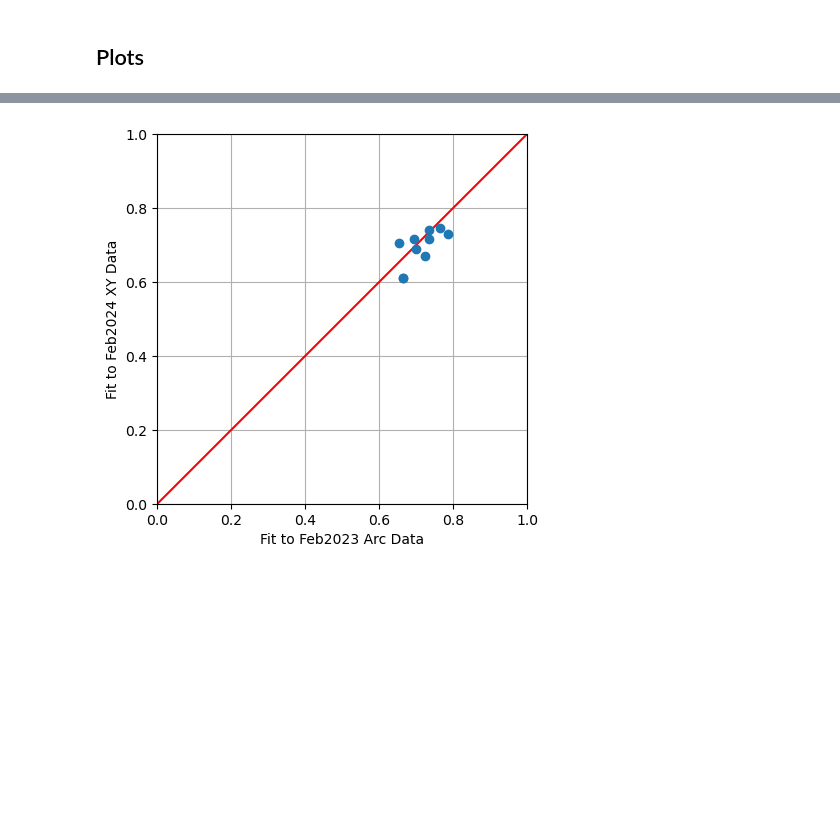
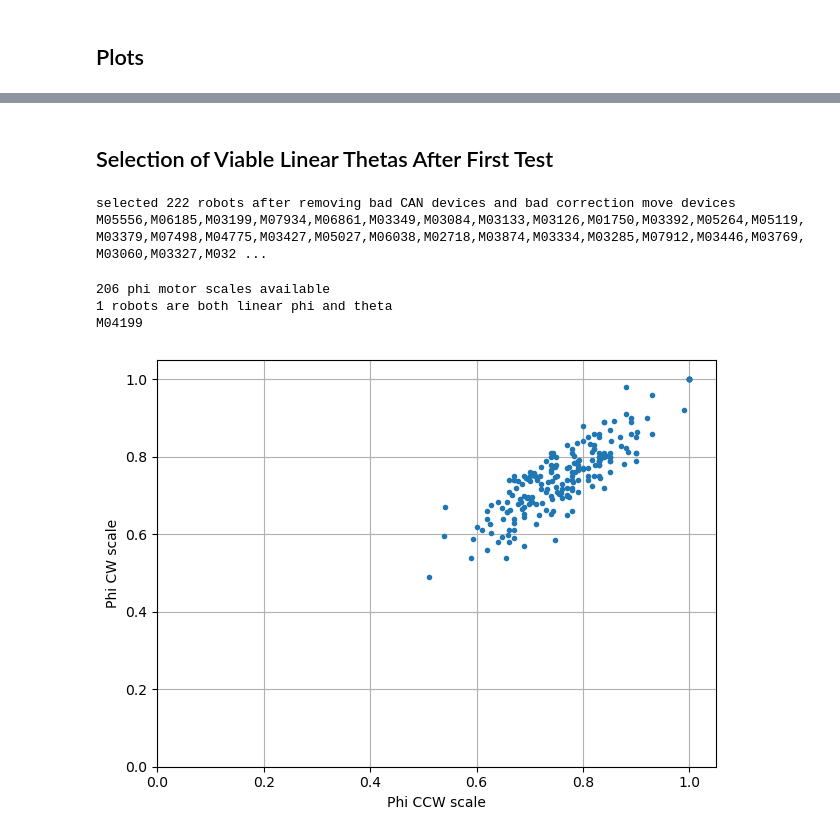
Before and after one commit to desihub/fpoffline, a Jupyter notebook: nb/LinThetaAnalysis/LinThetaAnalysis_kpno_Mar2026.ipynb, the cells around one changed output, grey strips where cells are left out. Drawn from its saved outputs; the diff is of its cells as text; code cells hidden in the pictures; blank space fills up the shorter version.

```diff
--- a/nb/LinThetaAnalysis/LinThetaAnalysis_kpno_Mar2026.ipynb
+++ b/nb/LinThetaAnalysis/LinThetaAnalysis_kpno_Mar2026.ipynb
@@ -582,21 +640,0 @@ array([-3.80949383,  8.78934568])
-# %%
-def plot_scatter():
-
-    feb23_cw = np.array([0.77, 0.74, 0.79, 0.67, 0.64, 0.69, 0.76, 0.69, 0.70, 0.73])
-    feb23_ccw= np.array([0.70, 0.71, 0.78, 0.66, 0.67, 0.71, 0.77, 0.64, 0.69, 0.74])
-    feb24_cw = np.array([0.74, 0.68, 0.72, 0.61, 0.69, 0.68, 0.76, 0.60, 0.74, 0.72])
-    feb24_ccw= np.array([0.69, 0.66, 0.74, 0.61, 0.72, 0.70, 0.73, 0.62, 0.69, 0.76])
-
-    feb23 = (feb23_cw + feb23_ccw) / 2
-    feb24 = (feb24_cw + feb24_ccw) / 2
-
-    ax = plt.gca()
-    ax.plot([0,1],[0,1],c='r')
-    ax.plot(feb23, feb24, 'o')
-    ax.set(aspect=1, xlim=(0,1), ylim=(0,1), xlabel='Fit to Feb2023 Arc Data', ylabel='Fit to Feb2024 XY Data')
-    ax.grid()
-    plt.savefig('linphi-cmp.jpg')
-
-plot_scatter()
-# %% [output]
-[figure, removed]
@@ -602,0 +643,2 @@ plot_scatter()
+# %% [markdown]
+## Selection of Viable Linear Thetas After First Test
@@ -602,0 +647,39 @@ plot_scatter()
+# %%
+def get_robots():
+
+    initial = scales.index.to_list()
+    final = list(set(initial) - set(bad_can) - set(bad_ids))
+    print(f'selected {len(final)} robots after removing bad CAN devices and bad correction move devices')
+    print(','.join(final))
+    return final
+
+final1_ids = get_robots()
+# %% [output]
+selected 222 robots after removing bad CAN devices and bad correction move devices
+M05556,M06185,M03199,M07934,M06861,M03349,M03084,M03133,M03126,M01750,M03392,M05264,M05119,M03379,M07498,M04775,M03427,M05027,M06038,M02718,M03874,M03334,M03285,M07912,M03446,M03769,M03060,M03327,M032 ...
+# %%
+def plot_phi_scales():
+
+    sel = C.zeno_motor_p & ~C.device_classified_nonfunctional
+    print(np.count_nonzero(sel), 'phi motor scales available')
+    phi_ids = C.index[sel].to_list()
+    both_ids = list(set(phi_ids) & set(final1_ids))
+    print(f'{len(both_ids)} robots are both linear phi and theta')
+    print(','.join(both_ids))
+
+    plt.plot(C[sel].sz_ccw_p, C[sel].sz_cw_p, '.')
+    plt.xlim(0, 1.05)
+    plt.ylim(0, 1.05)
+    plt.xlabel('Phi CCW scale')
+    plt.ylabel('Phi CW scale')
+    plt.grid()
+    plt.tight_layout()
+    plt.savefig('final_scales_phi.jpg')
+    return both_ids
+
+dual_ids = plot_phi_scales()
+# %% [output]
+206 phi motor scales available
+1 robots are both linear phi and theta
+M04199
+[figure, added]
```
Also changed, not shown: parts of 45 cells of this notebook, 2 other files.
